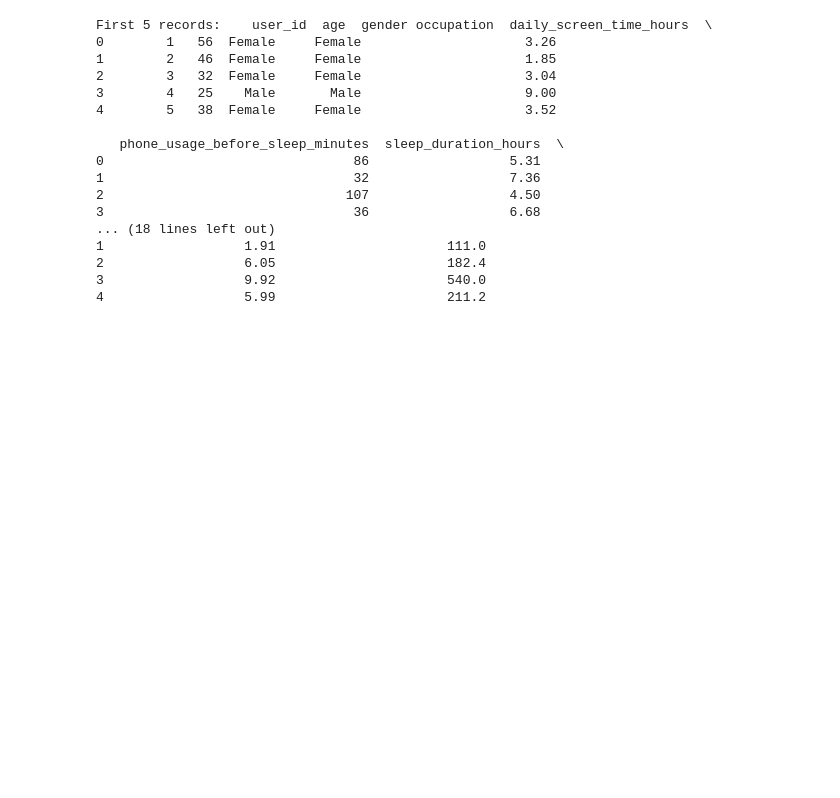
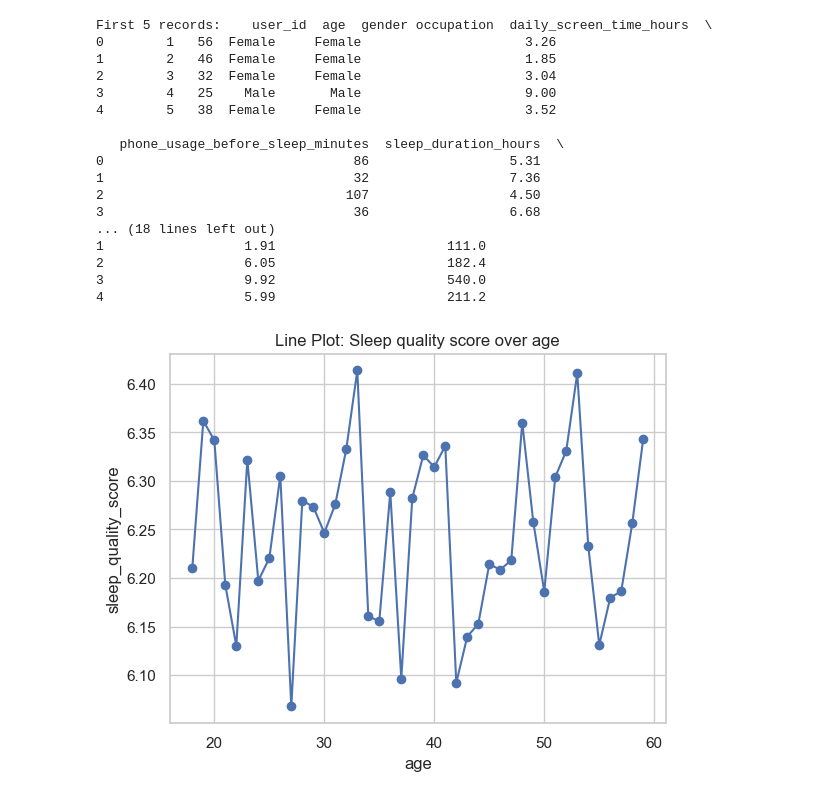
Before and after one commit to danielsj2022/-cis4930-sp26-project-group-2, a Jupyter notebook: CIS_project1.ipynb, the cells around one changed output. Saved outputs shown, nothing was run; the diff lists cells and outputs as text; code cells hidden in the pictures; blank space fills up the shorter version.

Commit message:
add linear plot

```diff
--- a/CIS_project1.ipynb
+++ b/CIS_project1.ipynb
@@ -161,0 +164,15 @@ First 5 records:    user_id  age  gender occupation  daily_screen_time_hours  \
+# %%
+sns.set_theme(style="whitegrid")
+fig, ax = plt.subplots()
+
+df_sleep_by_age = df_update.copy()
+group_by_age = df_sleep_by_age.groupby("age")["sleep_quality_score"].mean()
+x = group_by_age.index
+y = group_by_age.values
+ax.plot(x, y, marker = "o")
+ax.set_title("Line Plot: Sleep quality score over age")
+ax.set_xlabel("age")
+ax.set_ylabel("sleep_quality_score")
+plt.show()
+# %% [output]
+[figure, added]
```
Also changed, not shown: parts of 3 cells of this notebook.
